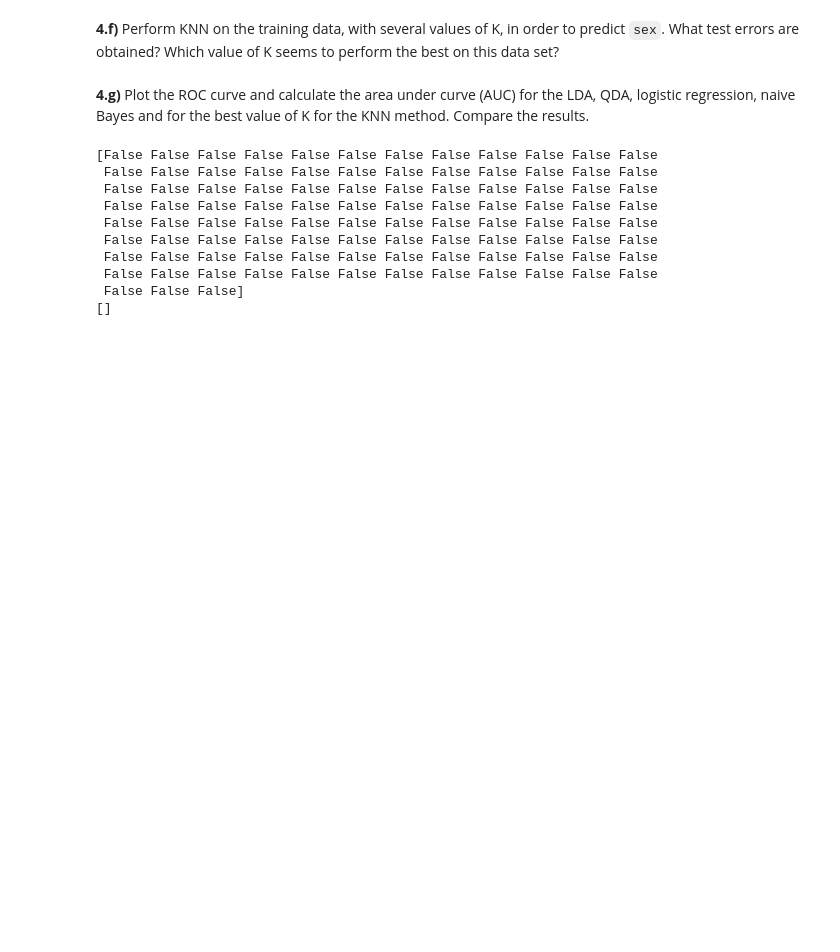
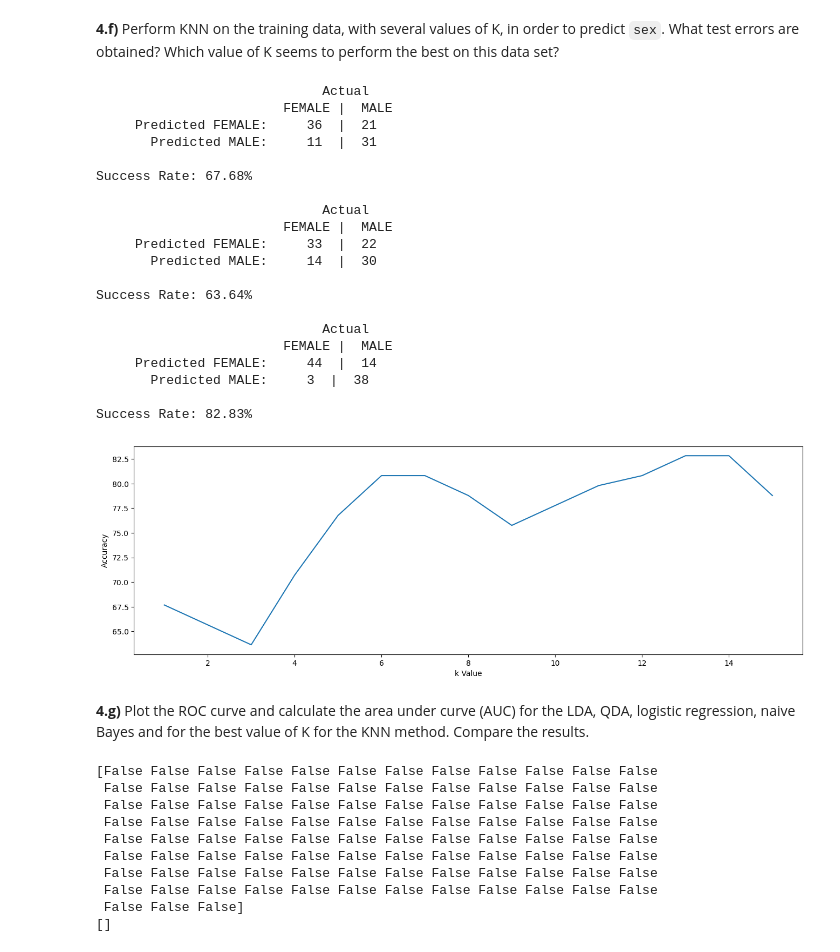
Before and after one commit to oseNATiO/Assignment-1, a Jupyter notebook: Assignment 1 23-24.ipynb, the cells around one changed output. Drawn from its saved outputs; the diff is of its cells as text; code cells hidden in the pictures; blank space fills up the shorter version.

```diff
--- a/Assignment 1 23-24.ipynb
+++ b/Assignment 1 23-24.ipynb
@@ -356,5 +405,79 @@ Success Rate: 81.82%
 # %% [markdown]
 **4.f)** Perform KNN on the training data, with several values of K, in order to predict `sex`. What test errors are obtained? Which value of K seems to perform the best on this data set?
+# %%
+from sklearn.neighbors import KNeighborsClassifier
+
+## Create input and output matrices
+X_train = df_train.drop(['sex'], axis=1).values
+y_train = df_train['sex'].values
+X_test = df_test.drop(['sex'], axis=1).values
+y_test = df_test['sex'].values
+
+def KNN_fit(X_train, X_test, y_train, y_test, n_neighbors, verbosity=0):
+
+    ## Create the model and fit the data to it
+    model = KNeighborsClassifier(n_neighbors=n_neighbors)
+    model.fit(X_train, y_train)
+
+    ## Predict the classification and print the confusion matrix
+    y_pred = model.predict(X_test)
+    cm = confusion_matrix(y_test, y_pred)
+    accuracy_val = accuracy_score(y_pred, y_test)*100
+
+    if verbosity == 1:
+        print ('\n' + 'Actual'.rjust(35))
+        print ('{} |  {}'.format('FEMALE'.rjust(30),'MALE'))
+        print ('{}:     {}  |  {}'.format('Predicted FEMALE'.rjust(21), cm[0,0], cm[1,0]))
+        print ('{}:     {}  |  {}'.format('Predicted MALE'.rjust(21), cm[0,1], cm[1,1]))
+        print('\nSuccess Rate: {:.2f}%'.format(accuracy_score(y_pred, y_test)*100))
+
+    return model, accuracy_val
+
+accuracies = []
+knn_limit = 15
+
+## Access the custom created KNN function to calculate the accuracy for each number of neighbors
+for i in range(knn_limit):
+    _, accuracy_val = KNN_fit(X_train, X_test, y_train, y_test, n_neighbors=i+1, verbosity=0)
+    accuracies.append(accuracy_val)
+
+cols_to_store = [i for i in range(len(model.classes_)) if model.classes_[i] == 'MALE']
+y_KNN_pred = model.predict_proba(X_test)[:,cols_to_store]
+y_KNN_true = (y_test.copy() == 'MALE').copy()
+
+
+model_k1, accuracy_val = KNN_fit(X_train, X_test, y_train, y_test, n_neighbors=1, verbosity=1)
+model_k3, accuracy_val = KNN_fit(X_train, X_test, y_train, y_test, n_neighbors=3, verbosity=1)
+model_k13, accuracy_val = KNN_fit(X_train, X_test, y_train, y_test, n_neighbors=13, verbosity=1)
+
+## Plot the results
+plt.subplots(figsize=(16, 5))
+plt.plot([i+1 for i in range(knn_limit)], accuracies)
+plt.xlabel('k Value')
+plt.ylabel('Accuracy')
+plt.show()
+# %% [output]
+                             Actual
+                        FEMALE |  MALE
+     Predicted FEMALE:     36  |  21
+       Predicted MALE:     11  |  31
+
+Success Rate: 67.68%
+
+                             Actual
+                        FEMALE |  MALE
+     Predicted FEMALE:     33  |  22
+       Predicted MALE:     14  |  30
+
+Success Rate: 63.64%
+
+                             Actual
+                        FEMALE |  MALE
+     Predicted FEMALE:     44  |  14
+       Predicted MALE:     3  |  38
+
+Success Rate: 82.83%
+[figure, added]
 # %% [markdown]
 **4.g)** Plot the ROC curve and calculate the area under curve (AUC) for the LDA, QDA, logistic regression, naive Bayes and for the best value of K for the KNN method. Compare the results.
 # %%
```
Also changed, not shown: parts of 4 cells of this notebook.
